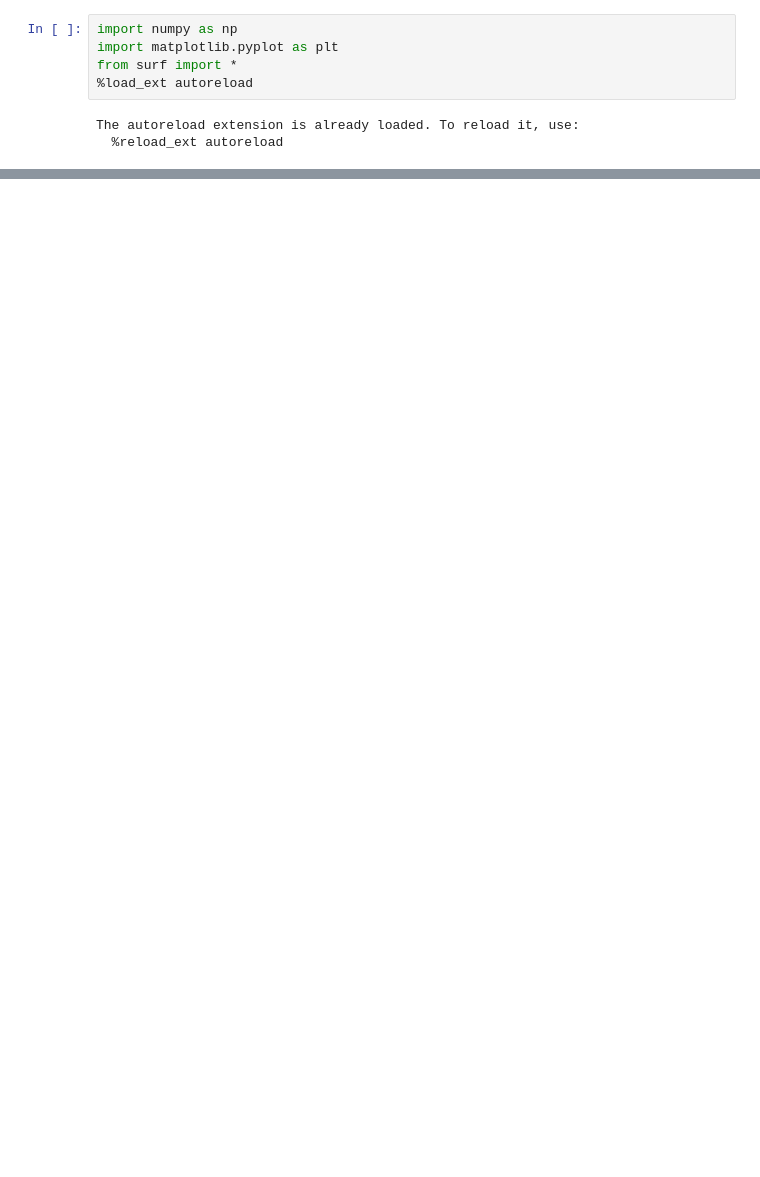
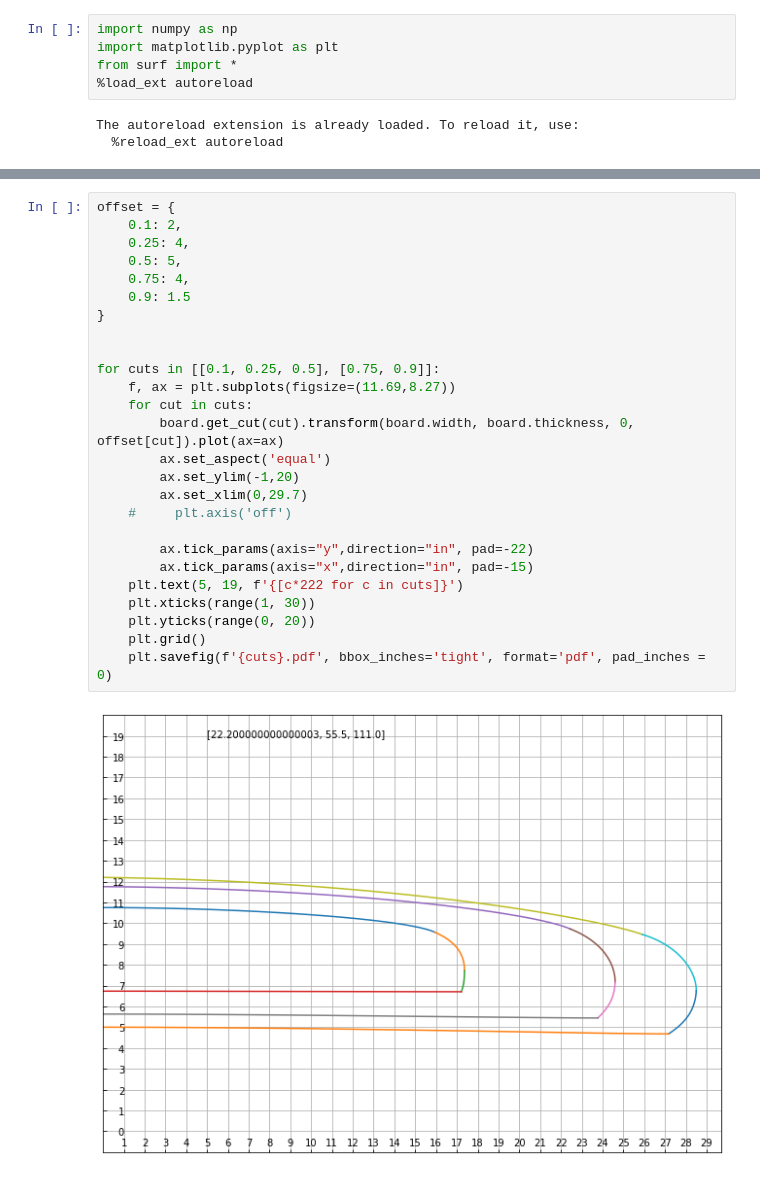
Before and after one commit to Kipre/tinyshaper, a Jupyter notebook: python/surf.ipynb, the cells around one changed output, grey strips where cells are left out. Drawn from its saved outputs; the diff is of its cells as text; blank space fills up the shorter version.

```diff
--- a/python/surf.ipynb
+++ b/python/surf.ipynb
@@ -32,0 +33,28 @@ plt.show()
+# %%
+offset = {
+    0.1: 2,
+    0.25: 4,
+    0.5: 5,
+    0.75: 4,
+    0.9: 1.5
+}
+
+
+for cuts in [[0.1, 0.25, 0.5], [0.75, 0.9]]:
+    f, ax = plt.subplots(figsize=(11.69,8.27))
+    for cut in cuts:
+        board.get_cut(cut).transform(board.width, board.thickness, 0, offset[cut]).plot(ax=ax)
+        ax.set_aspect('equal')
+        ax.set_ylim(-1,20)
+        ax.set_xlim(0,29.7)
+    #     plt.axis('off')
+
+        ax.tick_params(axis="y",direction="in", pad=-22)
+        ax.tick_params(axis="x",direction="in", pad=-15)
+    plt.text(5, 19, f'{[c*222 for c in cuts]}')
+    plt.xticks(range(1, 30))
+    plt.yticks(range(0, 20))
+    plt.grid()
+    plt.savefig(f'{cuts}.pdf', bbox_inches='tight', format='pdf', pad_inches = 0)
+# %% [output]
+[figure, added]
```
Also changed, not shown: parts of 3 cells of this notebook, 10 other files.
